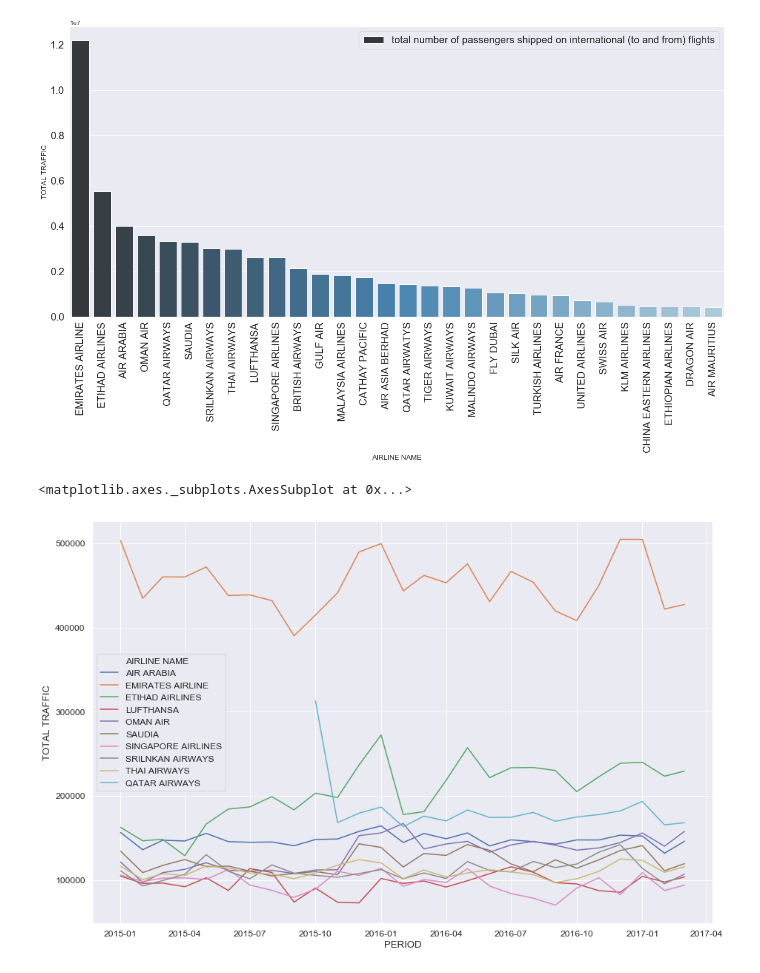
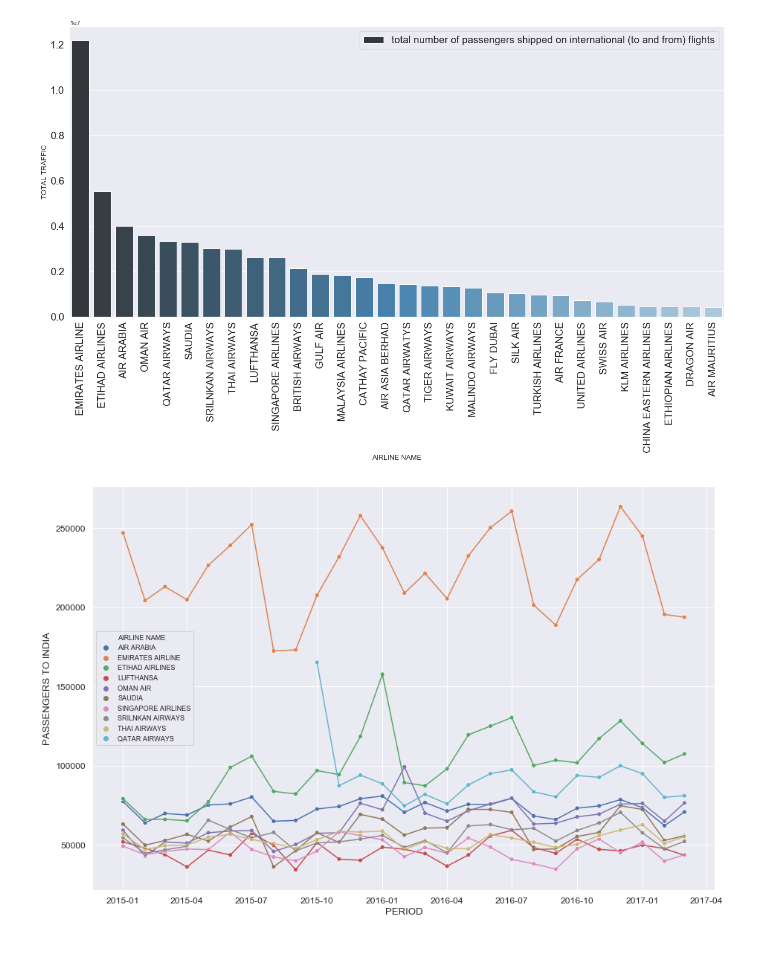
Before and after one commit to chanvarma/chanvarma-thinkful, a Jupyter notebook: others/data_viz_drills/15.2_Exploring_data_with_Seaborn_plot.ipynb, the cells around one changed output. Saved outputs shown, nothing was run; the diff lists cells and outputs as text; code cells hidden in the pictures.

Commit message:
seaborn visualtions

```diff
--- a/others/data_viz_drills/15.2_Exploring_data_with_Seaborn_plot.ipynb
+++ b/others/data_viz_drills/15.2_Exploring_data_with_Seaborn_plot.ipynb
@@ -83,14 +83,20 @@ plt.show()
 # %% [output]
 [figure]
 # %%
+only_international_grp.sort_values(by = 'PASSENGERS TO INDIA', ascending = False, inplace = True)
+
 top_international_airlines = only_international.loc[only_international['AIRLINE NAME'].isin(
     list(only_international_grp['AIRLINE NAME'].head(10)))]
 
 plt.figure(figsize=(15, 10))
-sns.lineplot(x = 'PERIOD', y = 'TOTAL TRAFFIC', data= top_international_airlines, hue='AIRLINE NAME')
+sns.lineplot(x = 'PERIOD', y = 'PASSENGERS TO INDIA',
+             data= top_international_airlines, hue='AIRLINE NAME', legend=False)
+sns.scatterplot(x = 'PERIOD', y = 'PASSENGERS TO INDIA',
+             data= top_international_airlines, hue='AIRLINE NAME' )
+plt.legend(fontsize = 'x-small', loc = 'center left')
+plt.show()
 # %% [output]
-<matplotlib.axes._subplots.AxesSubplot at 0x...>
-[figure, old version]
+[figure, new version]
 # %%
 !jupyter nbconvert --to html 15.2_Exploring_data_with_Seaborn_plot.ipynb
 !mv 15.2_Exploring_data_with_Seaborn_plot.html html-saves/
```
Also changed, not shown: parts of 1 cell of this notebook, 1 other file.
